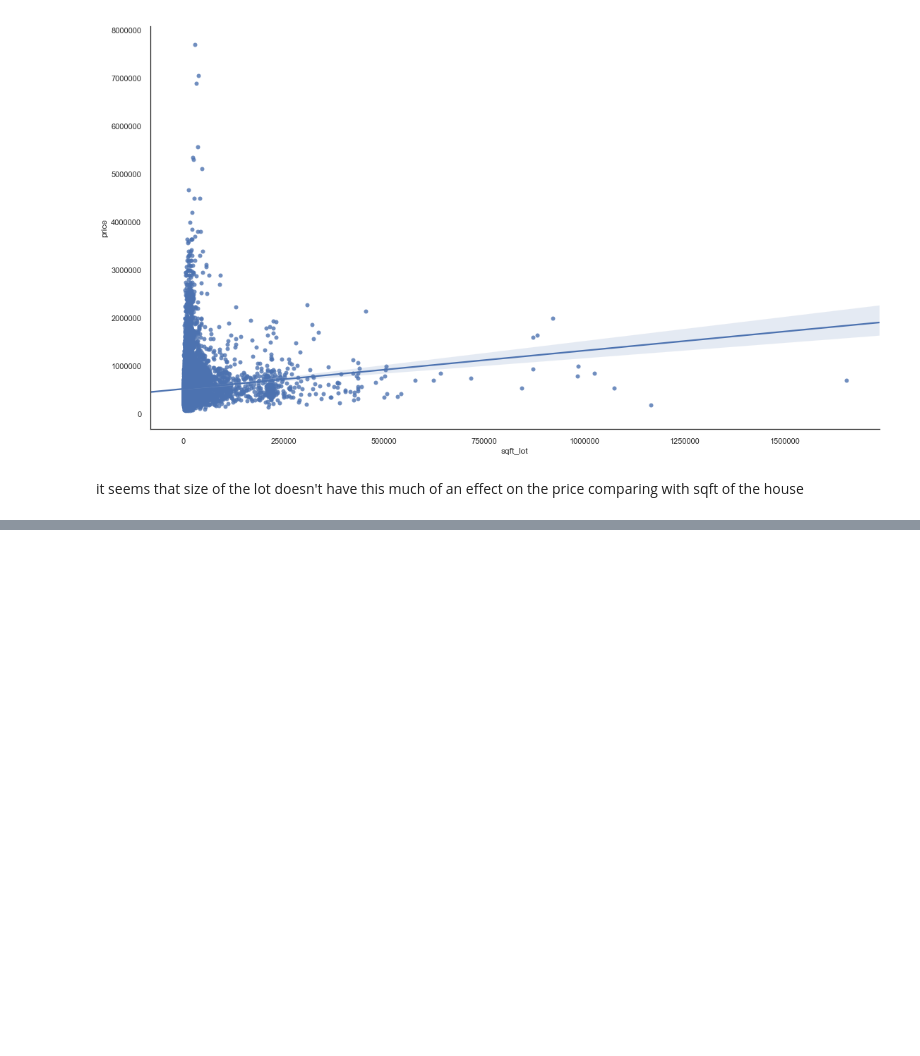
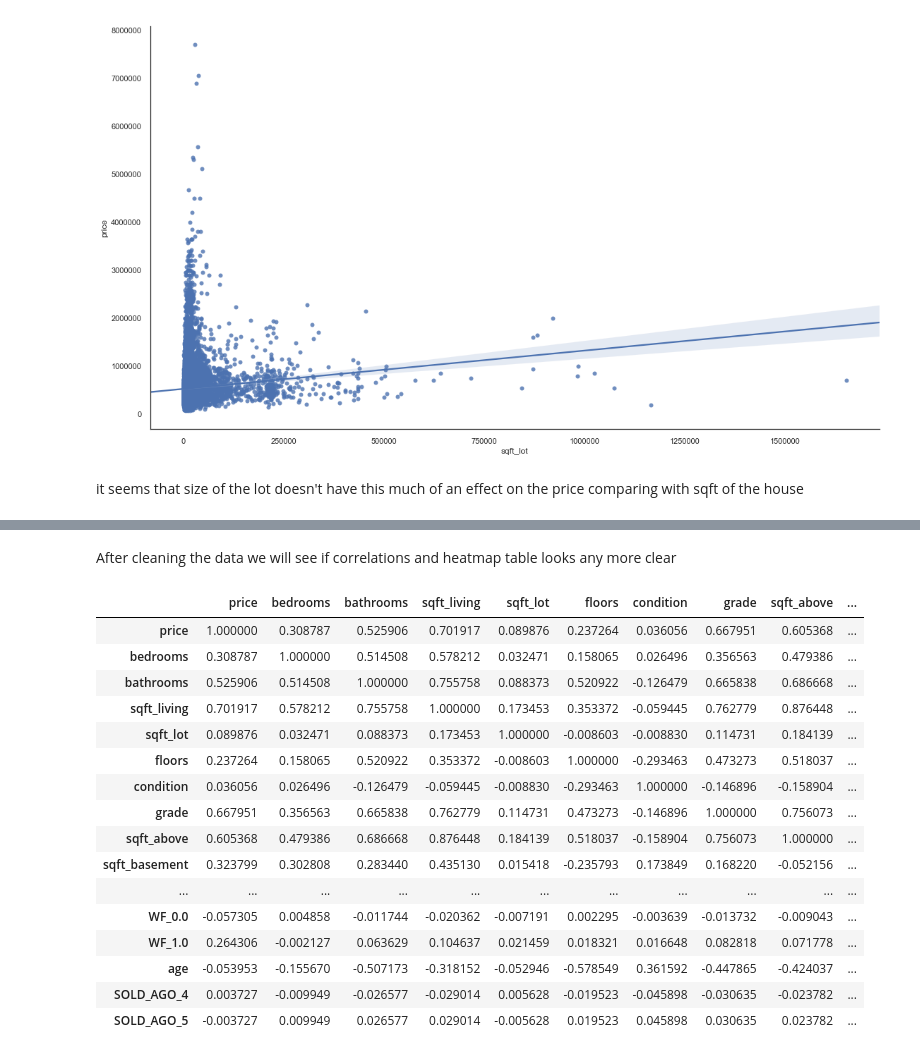
Before and after one commit to AnnaLara/dsc-1-final-project, a Jupyter notebook: draft.ipynb, the cells around one changed output, grey strips where cells are left out. Cells and saved outputs as stored; diff of their text form; code cells hidden in the pictures; blank space fills up the shorter version.

```diff
--- a/draft.ipynb
+++ b/draft.ipynb
@@ -274,0 +386,22 @@ strong multicollinearity or other numerical problems.
+# %% [markdown]
+After cleaning the data we will see if correlations and heatmap table looks any more clear
+# %%
+df.corr()
+# %% [output]
+|  | price | bedrooms | bathrooms | sqft_living | sqft_lot | floors | condition | grade | sqft_above | ... |
+| price | 1.000000 | 0.308787 | 0.525906 | 0.701917 | 0.089876 | 0.237264 | 0.036056 | 0.667951 | 0.605368 | ... |
+| bedrooms | 0.308787 | 1.000000 | 0.514508 | 0.578212 | 0.032471 | 0.158065 | 0.026496 | 0.356563 | 0.479386 | ... |
+| bathrooms | 0.525906 | 0.514508 | 1.000000 | 0.755758 | 0.088373 | 0.520922 | -0.126479 | 0.665838 | 0.686668 | ... |
+| sqft_living | 0.701917 | 0.578212 | 0.755758 | 1.000000 | 0.173453 | 0.353372 | -0.059445 | 0.762779 | 0.876448 | ... |
+| sqft_lot | 0.089876 | 0.032471 | 0.088373 | 0.173453 | 1.000000 | -0.008603 | -0.008830 | 0.114731 | 0.184139 | ... |
+| floors | 0.237264 | 0.158065 | 0.520922 | 0.353372 | -0.008603 | 1.000000 | -0.293463 | 0.473273 | 0.518037 | ... |
+| condition | 0.036056 | 0.026496 | -0.126479 | -0.059445 | -0.008830 | -0.293463 | 1.000000 | -0.146896 | -0.158904 | ... |
+| grade | 0.667951 | 0.356563 | 0.665838 | 0.762779 | 0.114731 | 0.473273 | -0.146896 | 1.000000 | 0.756073 | ... |
+| sqft_above | 0.605368 | 0.479386 | 0.686668 | 0.876448 | 0.184139 | 0.518037 | -0.158904 | 0.756073 | 1.000000 | ... |
+| sqft_basement | 0.323799 | 0.302808 | 0.283440 | 0.435130 | 0.015418 | -0.235793 | 0.173849 | 0.168220 | -0.052156 | ... |
+| ... | ... | ... | ... | ... | ... | ... | ... | ... | ... | ... |
+| WF_0.0 | -0.057305 | 0.004858 | -0.011744 | -0.020362 | -0.007191 | 0.002295 | -0.003639 | -0.013732 | -0.009043 | ... |
+| WF_1.0 | 0.264306 | -0.002127 | 0.063629 | 0.104637 | 0.021459 | 0.018321 | 0.016648 | 0.082818 | 0.071778 | ... |
+| age | -0.053953 | -0.155670 | -0.507173 | -0.318152 | -0.052946 | -0.578549 | 0.361592 | -0.447865 | -0.424037 | ... |
+| SOLD_AGO_4 | 0.003727 | -0.009949 | -0.026577 | -0.029014 | 0.005628 | -0.019523 | -0.045898 | -0.030635 | -0.023782 | ... |
+| SOLD_AGO_5 | -0.003727 | 0.009949 | 0.026577 | 0.029014 | -0.005628 | 0.019523 | 0.045898 | 0.030635 | 0.023782 | ... |
```
Also changed, not shown: parts of 27 cells of this notebook.
